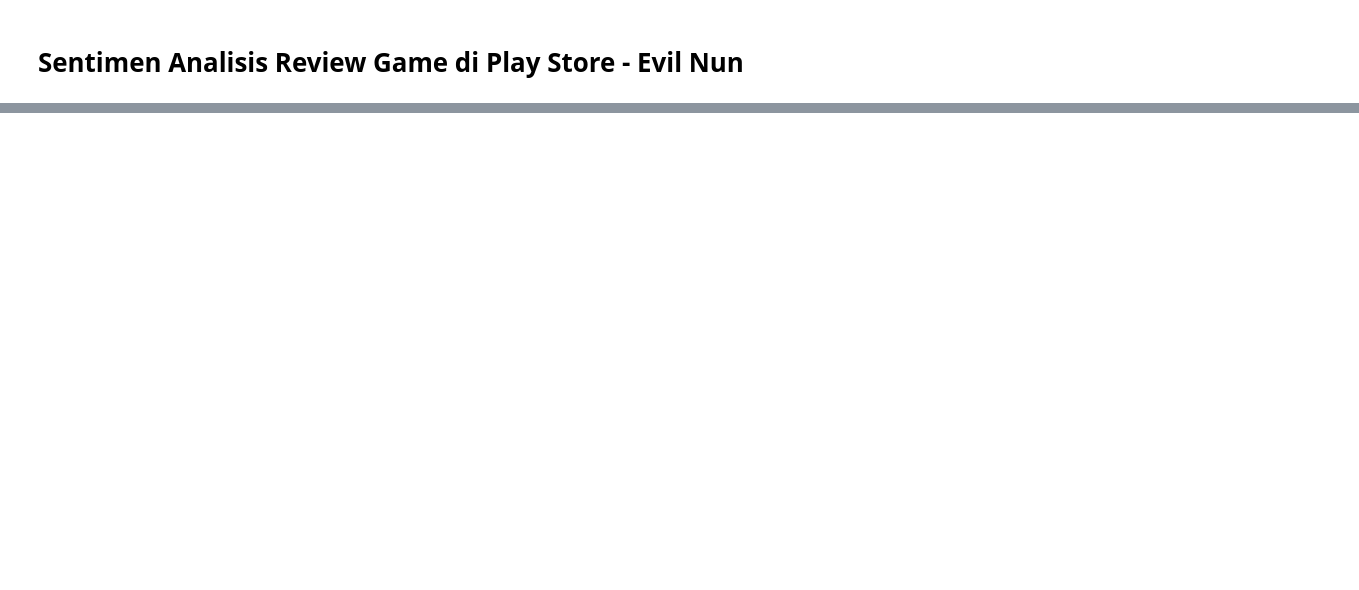
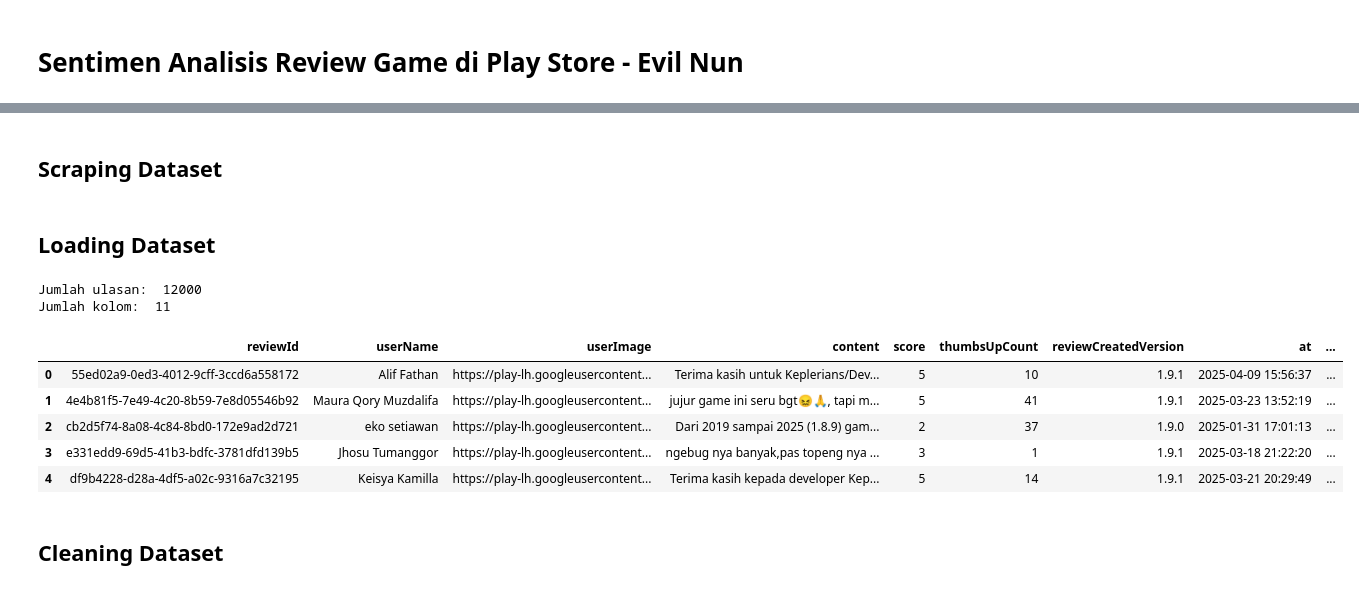
Before and after one commit to Refanz/sentiment-analysis-game-evil-nun2-origins, a Jupyter notebook: notebook.ipynb, the cells around one changed output, grey strips where cells are left out. Drawn from its saved outputs; the diff is of its cells as text; code cells hidden in the pictures; blank space fills up the shorter version.

```diff
--- a/notebook.ipynb
+++ b/notebook.ipynb
@@ -35 +39,15 @@ nltk.download('stopwords')
 True
+# %% [markdown]
+## Scraping Dataset
+# %%
+# Mengambil semua ulasan dari game dengan ID 'com.keplerians.evilnun' di Google Play Store
+# Proses scraping meungkin memerlukan waktu beberapa saat tergantung pada jumlah ulasan yang ada
+scraper_view = reviews_all(
+    'com.keplerians.evilnun',  # ID aplikasi
+    lang='id',  # Bahasa ulasan (default: 'en')
+    country='id',  # Negara (default: 'en')
+    sort=Sort.MOST_RELEVANT,  # Urutan ulasan (default: Sort.MOST_RELEVANT)
+    count=12000  # Jumlah maksimum ulasan yang ingin diambil
+)
+# %% [markdown]
+## Loading Dataset
@@ -35,0 +61,24 @@ True
+# %%
+# Membuat DataFrame dari hasil scrape_view
+game_reviews_df = pd.DataFrame(scraper_view[:12000])
+
+# Menghitung jumlah baris dan kolom pada DataFrame
+reviews_count, columns_count = game_reviews_df.shape
+
+print("Jumlah ulasan: ", reviews_count)
+print("Jumlah kolom: ", columns_count)
+# %% [output]
+Jumlah ulasan:  12000
+Jumlah kolom:  11
+# %%
+# Menampilkan lima baris pertama dari DataFrame game_reviews_df
+game_reviews_df.head()
+# %% [output]
+|  | reviewId | userName | userImage | content | score | thumbsUpCount | reviewCreatedVersion | at | ... |
+| 0 | 55ed02a9-0ed3-4012-9cff-3ccd6a558172 | Alif Fathan | https://play-lh.googleusercontent... | Terima kasih untuk Keplerians/Dev... | 5 | 10 | 1.9.1 | 2025-04-09 15:56:37 | ... |
+| 1 | 4e4b81f5-7e49-4c20-8b59-7e8d05546b92 | Maura Qory Muzdalifa | https://play-lh.googleusercontent... | jujur game ini seru bgt😖🙏, tapi m... | 5 | 41 | 1.9.1 | 2025-03-23 13:52:19 | ... |
+| 2 | cb2d5f74-8a08-4c84-8bd0-172e9ad2d721 | eko setiawan | https://play-lh.googleusercontent... | Dari 2019 sampai 2025 (1.8.9) gam... | 2 | 37 | 1.9.0 | 2025-01-31 17:01:13 | ... |
+| 3 | e331edd9-69d5-41b3-bdfc-3781dfd139b5 | Jhosu Tumanggor | https://play-lh.googleusercontent... | ngebug nya banyak,pas topeng nya ... | 3 | 1 | 1.9.1 | 2025-03-18 21:22:20 | ... |
+| 4 | df9b4228-d28a-4df5-a02c-9316a7c32195 | Keisya Kamilla | https://play-lh.googleusercontent... | Terima kasih kepada developer Kep... | 5 | 14 | 1.9.1 | 2025-03-21 20:29:49 | ... |
+# %% [markdown]
+## Cleaning Dataset
```
Also changed, not shown: parts of 18 cells of this notebook, 3 other files.
